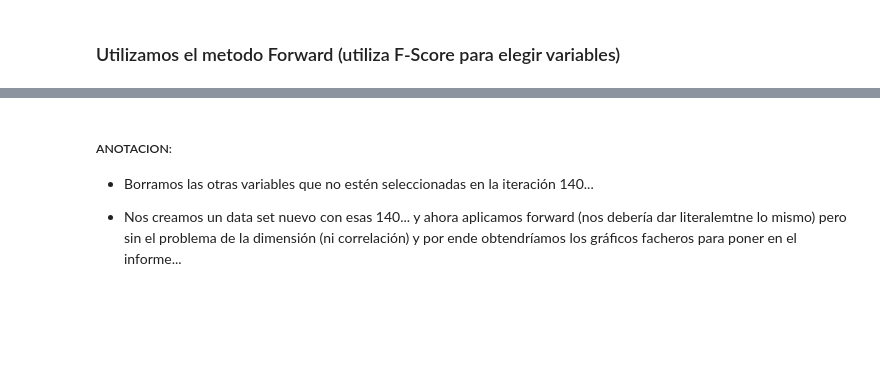
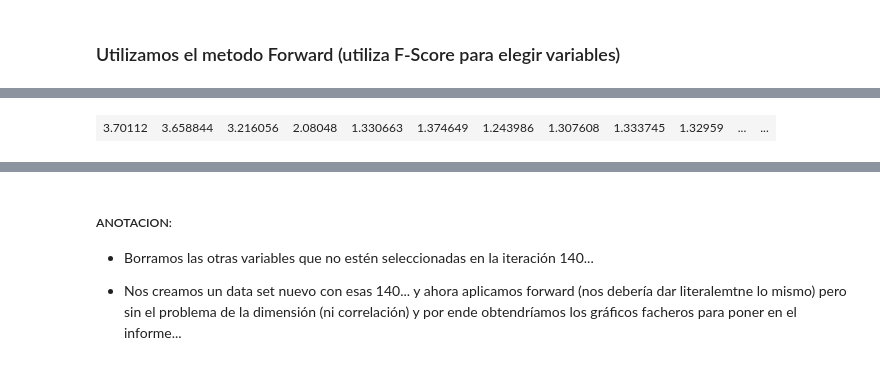
Before and after one commit to Lukas-De-Angelis-Riva/Aprendizaje-estadistico, a Jupyter notebook: trabajo_practico3/src/Forward.ipynb, the cells around one changed output, grey strips where cells are left out. Cells and saved outputs as stored; diff of their text form; code cells hidden in the pictures; blank space fills up the shorter version.

```diff
--- a/trabajo_practico3/src/Forward.ipynb
+++ b/trabajo_practico3/src/Forward.ipynb
@@ -84,3 +112,7 @@ Warning message in leaps.setup(x, y, wt = wt, nbest = nbest, nvmax = nvmax, forc
+# %%
+resultados / 160
+# %% [output]
+| 3.70112 | 3.658844 | 3.216056 | 2.08048 | 1.330663 | 1.374649 | 1.243986 | 1.307608 | 1.333745 | 1.32959 | ... | ... |
 # %%
 minimo_vars = which.min(resultados)
 minimo_vars
```
Also changed, not shown: parts of 39 cells of this notebook.
